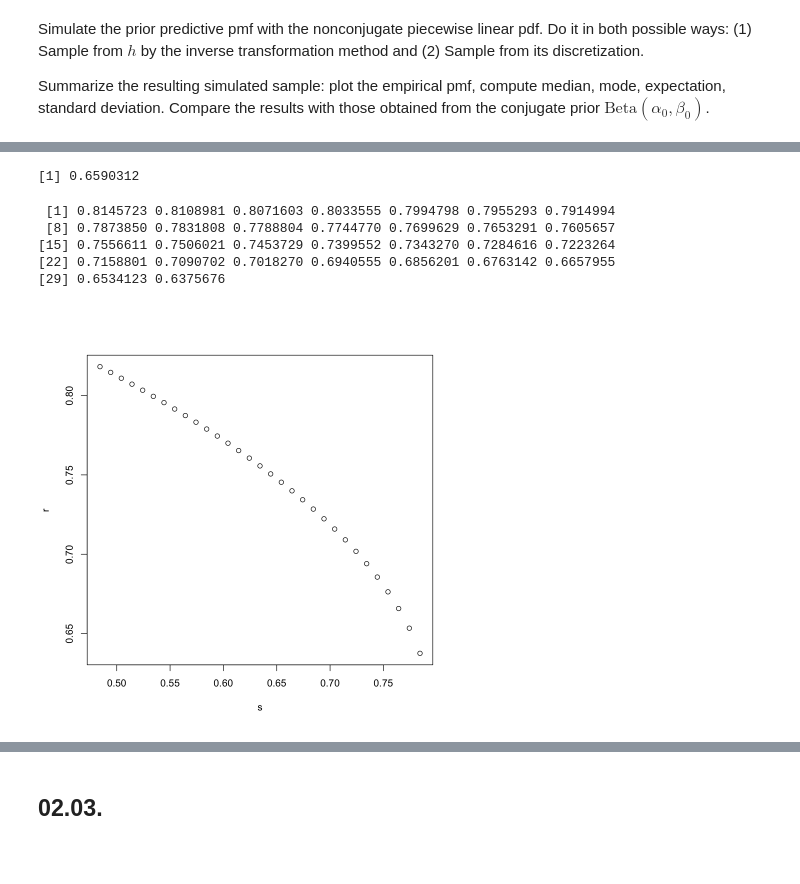
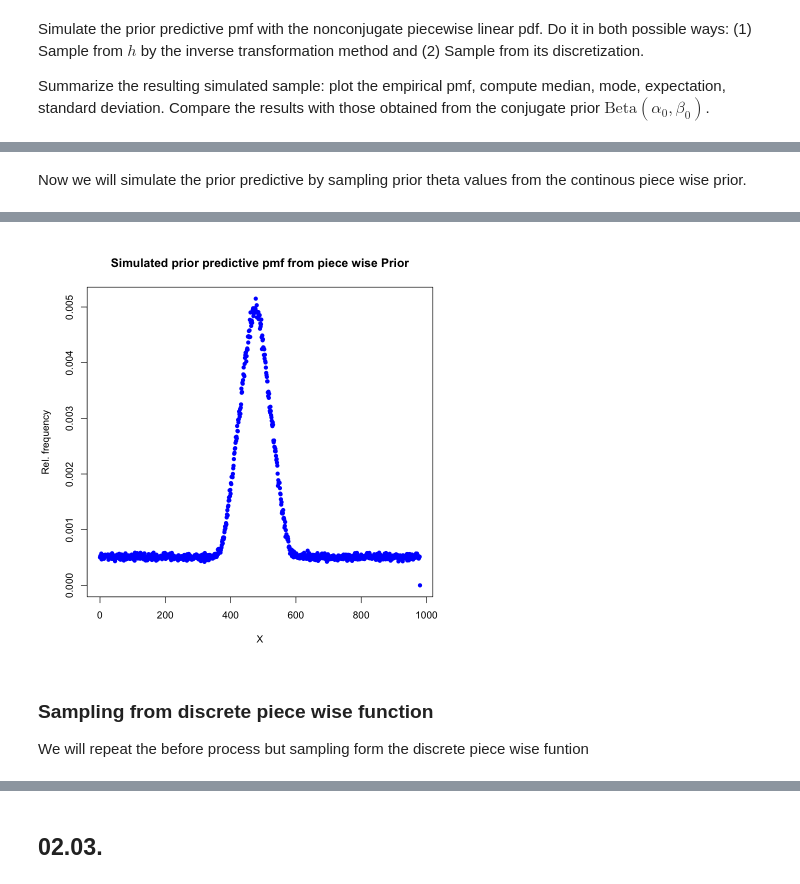
Before and after one commit to alcome1614/Bayesian, a Jupyter notebook: Homework1/Binomial.model.02.Placenta.previa.pub.ipynb, the cells around one changed output, grey strips where cells are left out. Cells and saved outputs as stored; diff of their text form; code cells hidden in the pictures; blank space fills up the shorter version.

```diff
--- a/Homework1/Binomial.model.02.Placenta.previa.pub.ipynb
+++ b/Homework1/Binomial.model.02.Placenta.previa.pub.ipynb
@@ -551,15 +563,23 @@ plot(s,r)
-# %%
-
-s <- seq(0.4843, 0.7931, by = 0.01)
-r<-(1/200)*(2*sqrt(1273-1600*s)+119)
-plot(s,r)
-((1/200)*(2*sqrt(1273-1600*0.77)+119))
-((1/200)*(2*sqrt(1273-1600*s[-1])+119))
-# %% [output]
-[1] 0.6590312
- [1] 0.8145723 0.8108981 0.8071603 0.8033555 0.7994798 0.7955293 0.7914994
- [8] 0.7873850 0.7831808 0.7788804 0.7744770 0.7699629 0.7653291 0.7605657
-[15] 0.7556611 0.7506021 0.7453729 0.7399552 0.7343270 0.7284616 0.7223264
-[22] 0.7158801 0.7090702 0.7018270 0.6940555 0.6856201 0.6763142 0.6657955
-[29] 0.6534123 0.6375676
-[figure, removed]
+# %% [markdown]
+Now we will simulate the prior predictive by sampling prior theta values from the continous piece wise prior.
+# %%
+#Likehood data and prior predictive
+n <- 980
+n1 <- 437
+
+#Sample from Prior
+N <-500000 #Sample size
+theta <- sample.Cont.h(N)
+
+#Sample from Prior predictive
+x <- rbinom(N,n,theta)
+
+X<-0:n
+F<-rep(0,length(X))
+for (i in X){
+    F[i]<-sum(x==X[i])
+    }
+f<-F/N
+
+plot(X,f,type="p",pch=19,cex=0.8,col="blue",main="Simulated prior predictive pmf from piece wise Prior",ylab="Rel. frequency")
+# %% [output]
@@ -565,0 +590,4 @@ plot(s,r)
+[figure, added]
+# %% [markdown]
+### Sampling from discrete piece wise function
+We will repeat the before process but sampling form the discrete piece wise funtion
```
Also changed, not shown: parts of 20 cells of this notebook, 1 other file.
